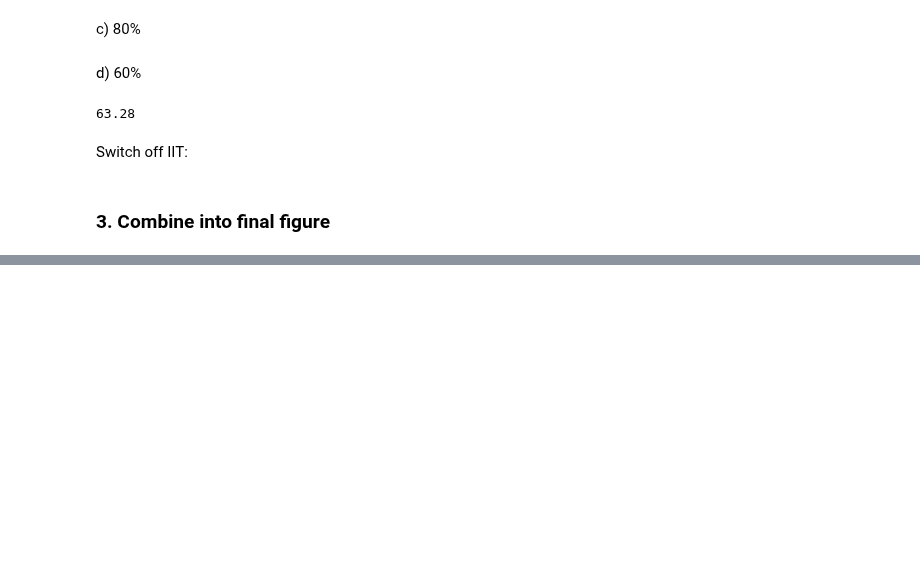
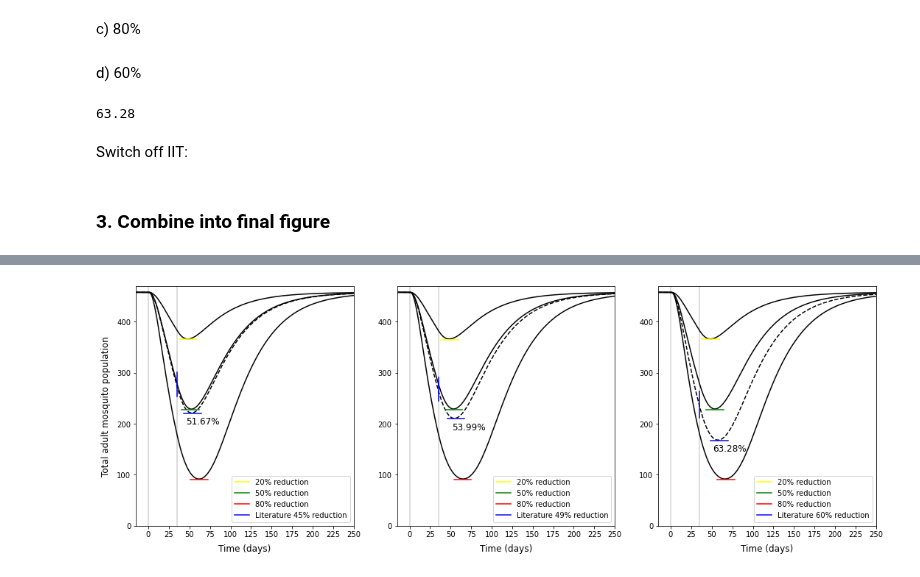
Before and after one commit to katietiley/Wolbachia_TPP_PPC, a Jupyter notebook: Population_data/SFigure2_Comparing_efficacy_calculations_for_1gSLT_and_Male_Wolbachia_release.ipynb, the cells around one changed output, grey strips where cells are left out. Cells and saved outputs as stored; diff of their text form; code cells hidden in the pictures; blank space fills up the shorter version.

Commit message:
Add SIT literature efficacy 49 & 77, and update SFigure2

```diff
--- a/Population_data/SFigure2_Comparing_efficacy_calculations_for_1gSLT_and_Male_Wolbachia_release.ipynb
+++ b/Population_data/SFigure2_Comparing_efficacy_calculations_for_1gSLT_and_Male_Wolbachia_release.ipynb
@@ -476,0 +523,9 @@ ax2.legend(loc='lower right')
+# %%
+RRsupp = list(SIT_df.loc[SIT_df['Target efficacy'] == 80, 'RRsupp value'])
+RRsupp = RRsupp[0]
+#save results
+ret = odeint(deriv, y0, t,args=(fCI, MT, c, e, phi, alphaO, muO, AA, BB, alphaL, alphaP, muP, muM, muF, RR, RRsupp, pulseN, IIT, SIT, em, lv, ad, cv, switch),hmax=1)
+
+O, OW, rOW, OS, L, LW, rLW, LS, P, PW, rPW, PS, M, MW, MS, F, FW = ret.T
+
+SIT80 = M+F
@@ -476,0 +534,9 @@ ax2.legend(loc='lower right')
+# %%
+RRsupp = list(SIT_df.loc[SIT_df['Target efficacy'] == 49, 'RRsupp value'])
+RRsupp = RRsupp[0]
+#save results
+ret = odeint(deriv, y0, t,args=(fCI, MT, c, e, phi, alphaO, muO, AA, BB, alphaL, alphaP, muP, muM, muF, RR, RRsupp, pulseN, IIT, SIT, em, lv, ad, cv, switch),hmax=1)
+
+O, OW, rOW, OS, L, LW, rLW, LS, P, PW, rPW, PS, M, MW, MS, F, FW = ret.T
+
+SIT49 = M+F
@@ -476,0 +561,77 @@ ax2.legend(loc='lower right')
+# %%
+fig, ((ax1, ax2, ax3)) = plt.subplots(1,3, figsize=(18, 6))
+
+
+ax1.axvline(x=200, color="lightgrey", linestyle="solid")
+ax1.axvline(x=165, color="lightgrey", linestyle="solid")
+
+ax1.plot(t, RIDL20, color='black')
+ax1.plot(t, RIDL50, color='black')
+ax1.plot(t, RIDL80, color='black')
+ax1.plot(t, RIDL45, color='black', linestyle='dashed')
+
+ax1.axhline(y=min(RIDL20)-1, xmin=0.2, xmax=0.28, color="yellow", label="20% reduction")
+ax1.axhline(y=min(RIDL50)-1, xmin=0.21, xmax=0.29, color="green", label="50% reduction")
+ax1.axhline(y=min(RIDL80)-1, xmin=0.25, xmax=0.33, color="red", label="80% reduction")
+ax1.axhline(y=min(RIDL45)-1, xmin=0.22, xmax=0.3, color="blue", label="Literature 45% reduction")
+ax1.axvline(x=200, ymax=0.64, ymin=0.54, color="blue")
+ax1.text(min(RIDL45)-10, min(RIDL45)-22, '51.67%', fontsize=12)
+
+ax1.set_xlim(150,400)
+ax1.set_ylim(0,470)
+ax1.set_xticks(range(165,440,25), range(0,275,25))
+ax1.set_xlabel("Time (days)", fontsize=12, labelpad=8)
+ax1.set_ylabel("Total adult mosquito population", fontsize=12, labelpad=8)
+ax1.legend(loc='lower right')
+
+#-----------------
+
+ax2.axvline(x=200, color="lightgrey", linestyle="solid")
+ax2.axvline(x=165, color="lightgrey", linestyle="solid")
+
+ax2.plot(t, SIT20, color='black')
+ax2.plot(t, SIT50, color='black')
+ax2.plot(t, SIT80, color='black')
+ax2.plot(t, SIT49, color='black', linestyle='dashed')
+
+ax2.axhline(y=min(SIT20)-1, xmin=0.2, xmax=0.28, color="yellow", label="20% reduction")
+ax2.axhline(y=min(SIT50)-1, xmin=0.22, xmax=0.3, color="green", label="50% reduction")
+ax2.axhline(y=min(SIT80)-1, xmin=0.26, xmax=0.34, color="red", label="80% reduction")
+ax2.axhline(y=min(SIT49)-1, xmin=0.23, xmax=0.31, color="blue", label="Literature 49% reduction")
+ax2.axvline(x=200, ymax=0.62, ymin=0.52, color="blue")
+ax2.text(min(SIT49)+6, min(SIT49)-22, '53.99%', fontsize=12)
+
+ax2.set_xlim(150,400)
+ax2.set_ylim(0,470)
+ax2.set_xticks(range(165,440,25), range(0,275,25))
+ax2.set_xlabel("Time (days)", fontsize=12, labelpad=8)
+#ax2.set_ylabel("Total adult mosquito population", fontsize=12, labelpad=8)
+ax2.legend(loc='lower right')
+
+#-----------------
+
+ax3.axvline(x=200, color="lightgrey", linestyle="solid")
+ax3.axvline(x=165, color="lightgrey", linestyle="solid")
+
+ax3.plot(t, IIT20, color='black')
+ax3.plot(t, IIT50, color='black')
+ax3.plot(t, IIT80, color='black')
+ax3.plot(t, IIT60, color='black', linestyle='dashed')
+
+ax3.axhline(y=min(IIT20)-1, xmin=0.2, xmax=0.28, color="yellow", label="20% reduction")
+ax3.axhline(y=min(IIT50)-1, xmin=0.22, xmax=0.3, color="green", label="50% reduction")
+ax3.axhline(y=min(IIT80)-1, xmin=0.27, xmax=0.35, color="red", label="80% reduction")
+ax3.axhline(y=min(IIT60)-1, xmin=0.24, xmax=0.32, color="blue", label="Literature 60% reduction")
+ax3.axvline(x=200, ymax=0.56, ymin=0.45, color="blue")
+ax3.text(min(IIT60)+48, min(IIT60)-22, '63.28%', fontsize=12)
+
+ax3.set_xlim(150,400)
+ax3.set_ylim(0,470)
+ax3.set_xticks(range(165,440,25), range(0,275,25))
+ax3.set_xlabel("Time (days)", fontsize=12, labelpad=8)
+#ax3.set_ylabel("Total adult mosquito population", fontsize=12, labelpad=8)
+ax3.legend(loc='lower right')
+
+#plt.savefig('SFigure2_01-02-24.jpeg', dpi=600, bbox_inches='tight',)
+# %% [output]
+[figure, added]
```
Also changed, not shown: parts of 15 cells of this notebook, 1 other file.
